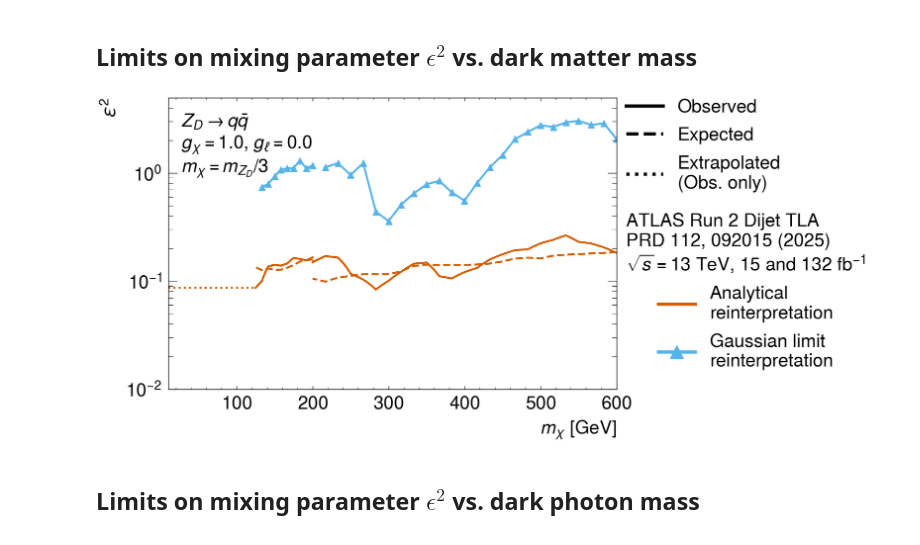
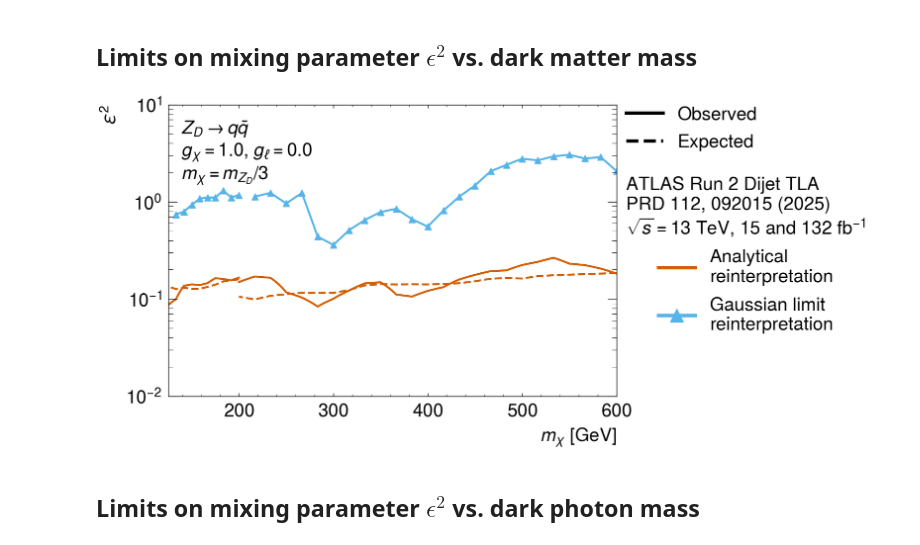
Before and after one commit to mamerl/DMWG-code-instructions, a Jupyter notebook: plotting/dark_photon_summary_plots.ipynb, the cells around one changed output. Saved outputs shown, nothing was run; the diff lists cells and outputs as text; code cells hidden in the pictures.

Commit message:
Update plots

```diff
--- a/plotting/dark_photon_summary_plots.ipynb
+++ b/plotting/dark_photon_summary_plots.ipynb
@@ -397,12 +397,12 @@ fig, ax = plt.subplots(figsize=(12, 8))
 legend_handles = [
     plt.Line2D([], [], color="k", linestyle="-", lw=5),
     plt.Line2D([], [], color="k", linestyle="--", lw=5),
-    plt.Line2D([], [], color="k", linestyle=":", lw=5),
+    # plt.Line2D([], [], color="k", linestyle=":", lw=5),
 ]
 legend_labels = [
     "Observed",
     "Expected",
-    "Extrapolated\n(Obs. only)",
+    # "Extrapolated\n(Obs. only)",
 ]
 
 # annotations
@@ -458,29 +458,29 @@ for idx, input_cfg in enumerate(inputs):
                     linestyle=linestyle,
                 )
 
-    # interpolate the combined limits to lower mass
-    all_mass = np.array(all_mass)
-    all_limits = np.array(all_limits)
-    # sort the arrays
-    sorted_indices = np.argsort(all_mass)
-    all_mass = all_mass[sorted_indices]
-    all_limits = all_limits[sorted_indices]
-    mass_interp, limits_interp = interpolate_limit(
-        all_mass,
-        all_limits,
-        min_interp_mdm,
-        max_interp_mdm,
-        num_points=num_interp_points
-    )
+    # # interpolate the combined limits to lower mass
+    # all_mass = np.array(all_mass)
+    # all_limits = np.array(all_limits)
+    # # sort the arrays
+    # sorted_indices = np.argsort(all_mass)
+    # all_mass = all_mass[sorted_indices]
+    # all_limits = all_limits[sorted_indices]
+    # mass_interp, limits_interp = interpolate_limit(
+    #     all_mass,
+    #     all_limits,
+    #     min_interp_mdm,
+    #     max_interp_mdm,
+    #     num_points=num_interp_points
+    # )
 
-    # plot interpolated limits
-    ax.plot(
-        mass_interp,
-        limits_interp,
-        color=f"C{idx}",
-        lw=3,
-        linestyle=":",
-    )
+    # # plot interpolated limits
+    # ax.plot(
+    #     mass_interp,
+    #     limits_interp,
+    #     color=f"C{idx}",
+    #     lw=3,
+    #     linestyle=":",
+    # )
 
 # plot the alternative reinterpretation if it exists
 if len(reinterpretation_limits) > 0:
@@ -499,7 +499,7 @@ if len(reinterpretation_limits) > 0:
 
 # format the plot
 ax.set_yscale("log")
-ax.set_xlim(10, 600)
+ax.set_xlim(125, 600)
 ax.set_xlabel(r"$m_{\chi}$ [GeV]", fontsize=28)
 ax.set_ylabel(r"$\epsilon^2$", fontsize=28)
 ax.set_ylim(top=5)
@@ -512,35 +512,36 @@ if len(inputs) == 1:
 leg2 = ax.legend(
     handles=plot_handles,
     labels=plot_labels,
-    bbox_to_anchor=(0.96, 0.7),
+    bbox_to_anchor=(0.96, 0.85),
     loc="upper left",
     labelspacing=0.6,
     fontsize=28,
     title=leg_title,
     title_fontproperties={"size": 28},
 )
 leg2.get_title().set_multialignment("left")
 leg2.get_title().set_horizontalalignment("left")
 
 # setup plot text
 plot_text = (
     benchmarks[benchmark_name]["plot_parameters"]["name"] + "\n" +
     benchmarks[benchmark_name]["plot_parameters"]["coupling_label"] + "\n" +
     benchmarks[benchmark_name]["plot_parameters"]["mdm_label"]
 )
 _ = ax.text(
     0.03,
     0.95,
     plot_text,
     transform=ax.transAxes,
     fontsize=28,
     va='top',
     ha='left'
 )
+ax.set_ylim(top=1e1)
 ax.tick_params(axis='both', which='both', labelsize=28, pad=10)
 plt.savefig("../outputs/eps_vs_mdm_summary_plot.pdf", bbox_inches='tight')
 # %% [output]
-[figure, old version]
+[figure, new version]
 # %% [markdown]
 ## Limits on mixing parameter $\epsilon^2$ vs. dark photon mass
 # %%
```
Also changed, not shown: parts of 3 cells of this notebook, 4 other files.
